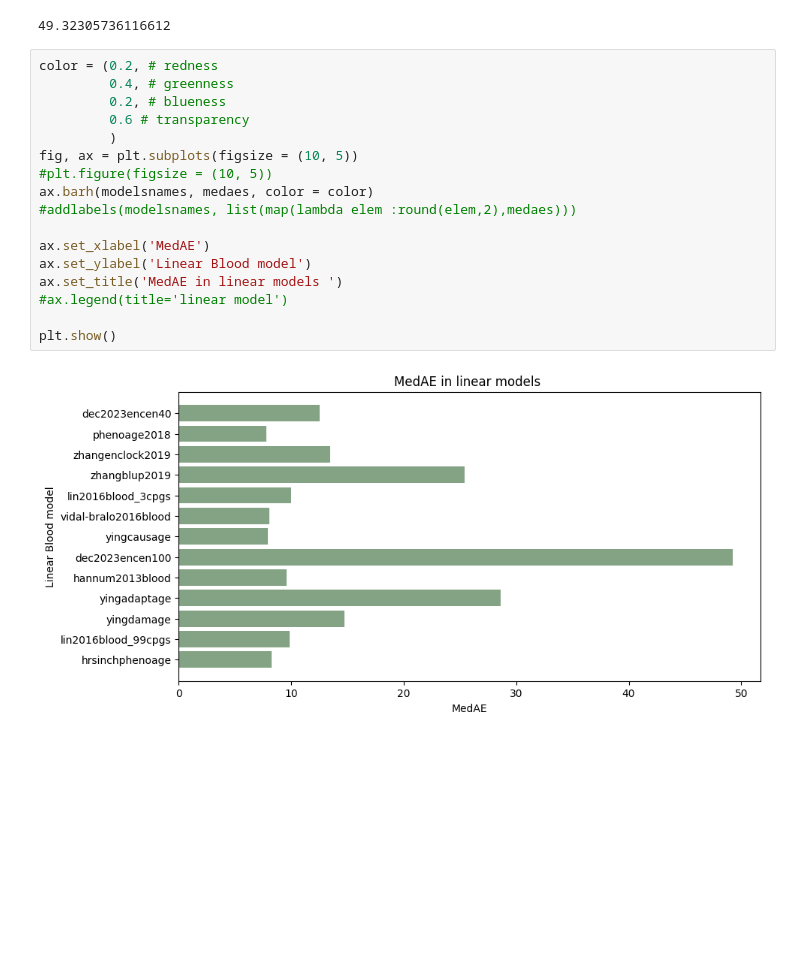
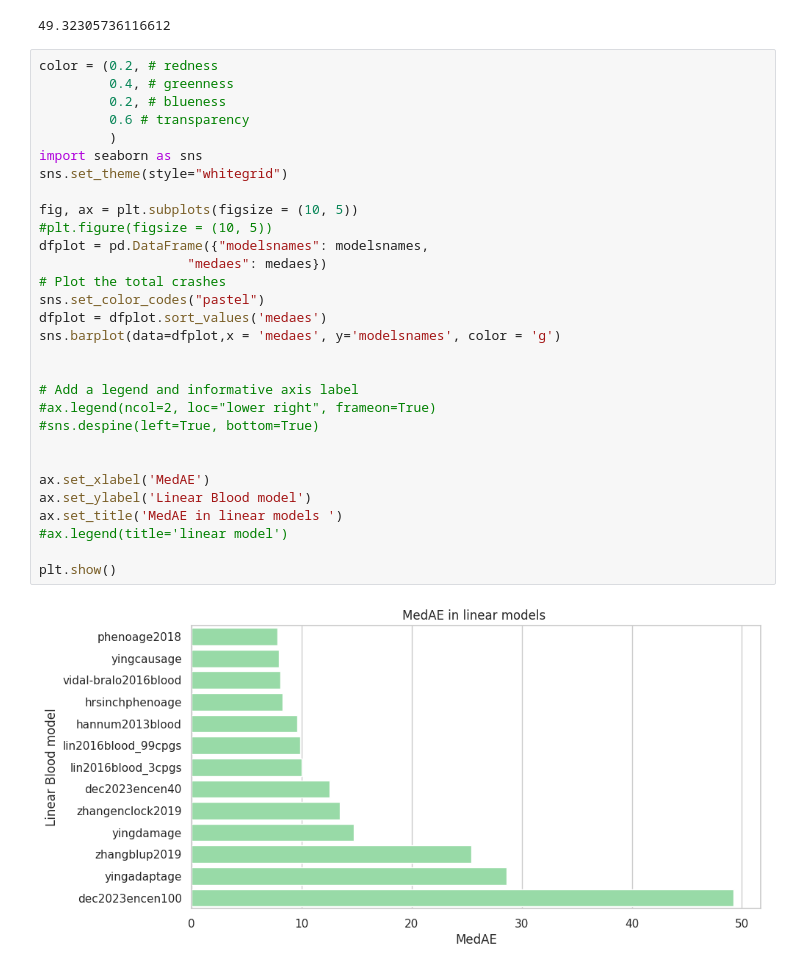
Before and after one commit to ComputationalAgingLab/ComputAge, a Jupyter notebook: lin_models_estimation.ipynb, the cells around one changed output. Cells and saved outputs as stored; diff of their text form; blank space fills up the shorter version.

Commit message:
medae

```diff
--- a/lin_models_estimation.ipynb
+++ b/lin_models_estimation.ipynb
@@ -87,19 +87,32 @@ def addlabels(x,y):
 # %%
 color = (0.2, # redness
          0.4, # greenness
          0.2, # blueness
          0.6 # transparency
          )
+import seaborn as sns
+sns.set_theme(style="whitegrid")
+
 fig, ax = plt.subplots(figsize = (10, 5))
 #plt.figure(figsize = (10, 5))
-ax.barh(modelsnames, medaes, color = color)
-#addlabels(modelsnames, list(map(lambda elem :round(elem,2),medaes)))
+dfplot = pd.DataFrame({"modelsnames": modelsnames,
+                   "medaes": medaes})
+# Plot the total crashes
+sns.set_color_codes("pastel")
+dfplot = dfplot.sort_values('medaes')
+sns.barplot(data=dfplot,x = 'medaes', y='modelsnames', color = 'g')
+
+
+# Add a legend and informative axis label
+#ax.legend(ncol=2, loc="lower right", frameon=True)
+#sns.despine(left=True, bottom=True)
+
 
 ax.set_xlabel('MedAE')
 ax.set_ylabel('Linear Blood model')
 ax.set_title('MedAE in linear models ')
 #ax.legend(title='linear model')
 
 plt.show()
 # %% [output]
-[figure, old version]
+[figure, new version]
```
Also changed, not shown: parts of 1 cell of this notebook.
